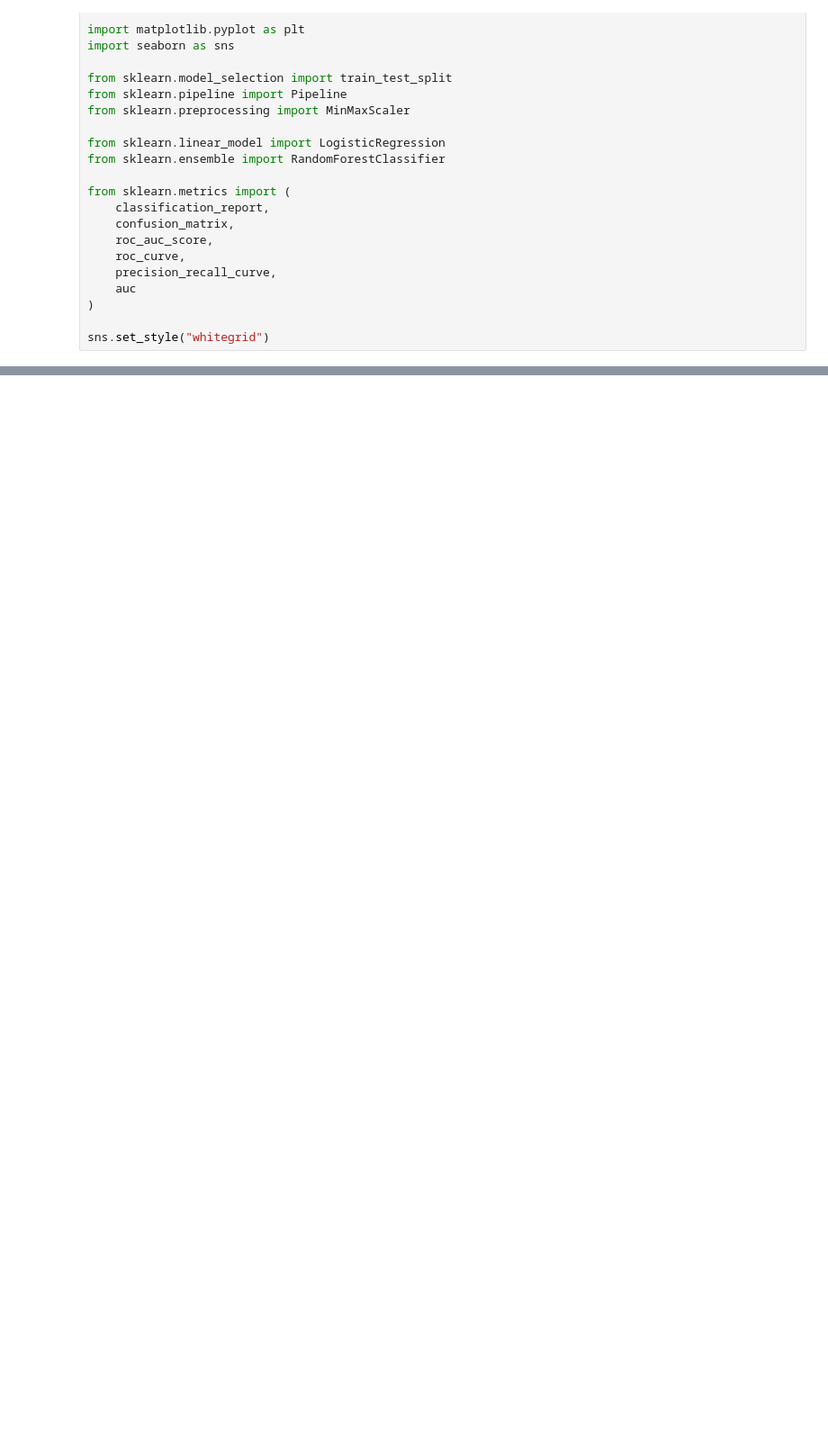
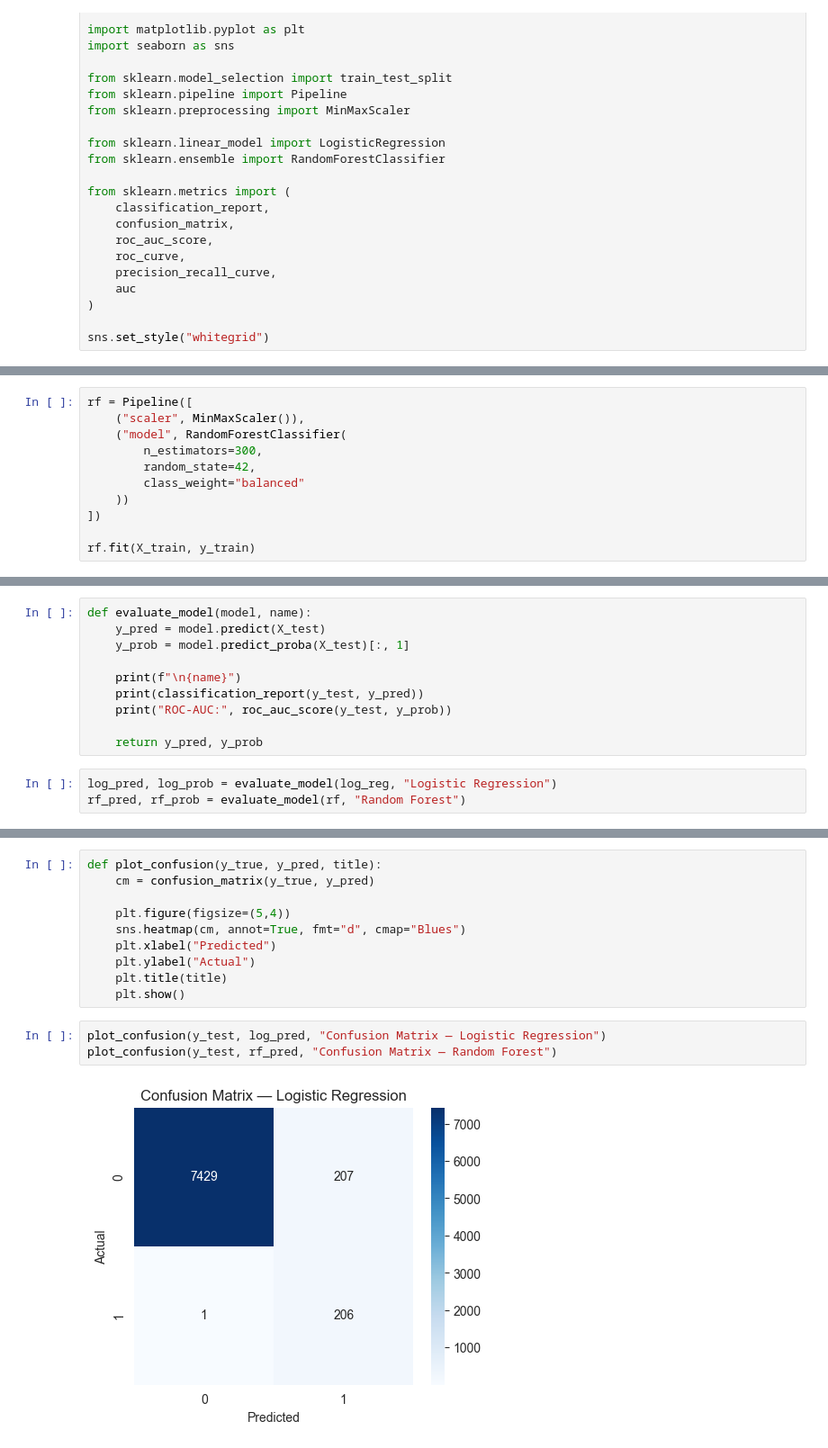
Before and after one commit to ANANYA200421/ExoHabit-AI, a Jupyter notebook: notebooks/milestone-4-models.ipynb, the cells around one changed output, grey strips where cells are left out. Shown at 90% size. Cells and saved outputs as stored; diff of their text form; blank space fills up the shorter version.

```diff
--- a/notebooks/milestone-4-models.ipynb
+++ b/notebooks/milestone-4-models.ipynb
@@ -50,0 +78,11 @@ X_train, X_test, y_train, y_test = train_test_split(
+# %%
+rf = Pipeline([
+    ("scaler", MinMaxScaler()),
+    ("model", RandomForestClassifier(
+        n_estimators=300,
+        random_state=42,
+        class_weight="balanced"
+    ))
+])
+
+rf.fit(X_train, y_train)
@@ -50,0 +94,13 @@ X_train, X_test, y_train, y_test = train_test_split(
+# %%
+def evaluate_model(model, name):
+    y_pred = model.predict(X_test)
+    y_prob = model.predict_proba(X_test)[:, 1]
+
+    print(f"\n{name}")
+    print(classification_report(y_test, y_pred))
+    print("ROC-AUC:", roc_auc_score(y_test, y_prob))
+
+    return y_pred, y_prob
+# %%
+log_pred, log_prob = evaluate_model(log_reg, "Logistic Regression")
+rf_pred, rf_prob = evaluate_model(rf, "Random Forest")
@@ -50,0 +125,15 @@ X_train, X_test, y_train, y_test = train_test_split(
+# %%
+def plot_confusion(y_true, y_pred, title):
+    cm = confusion_matrix(y_true, y_pred)
+
+    plt.figure(figsize=(5,4))
+    sns.heatmap(cm, annot=True, fmt="d", cmap="Blues")
+    plt.xlabel("Predicted")
+    plt.ylabel("Actual")
+    plt.title(title)
+    plt.show()
+# %%
+plot_confusion(y_test, log_pred, "Confusion Matrix — Logistic Regression")
+plot_confusion(y_test, rf_pred, "Confusion Matrix — Random Forest")
+# %% [output]
+[figure, added]
```
Also changed, not shown: parts of 15 cells of this notebook, 1 other file.
